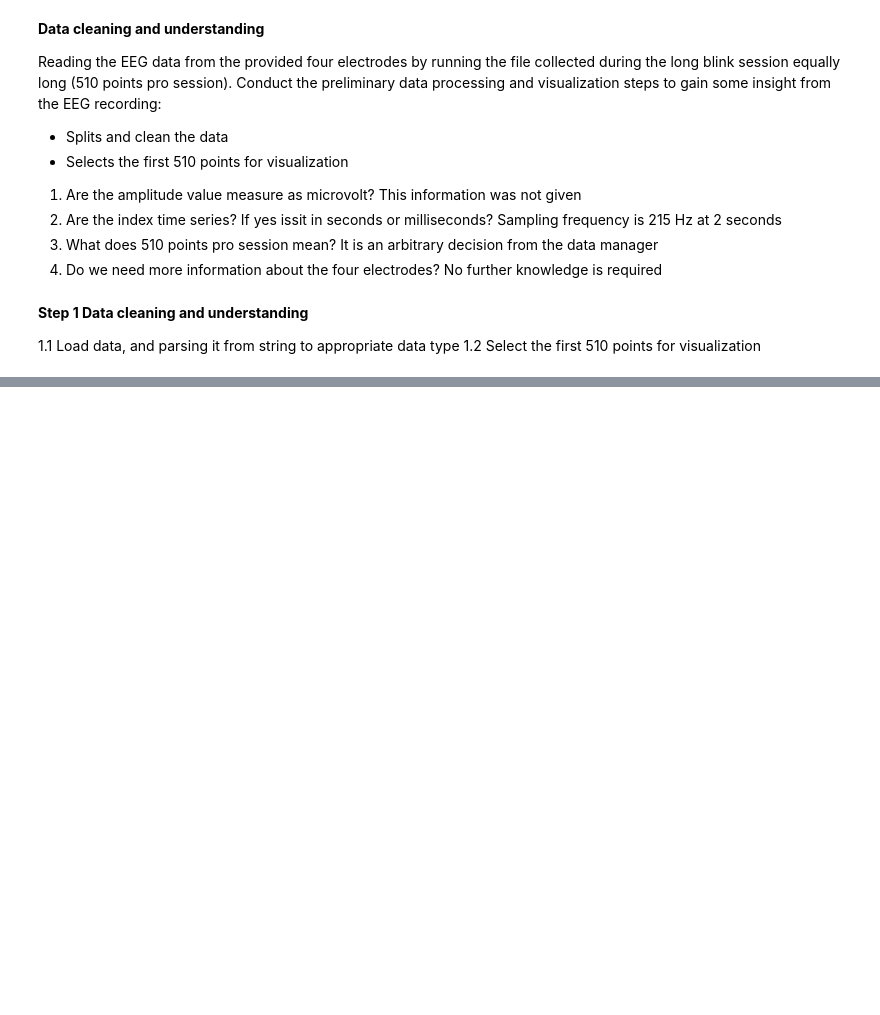
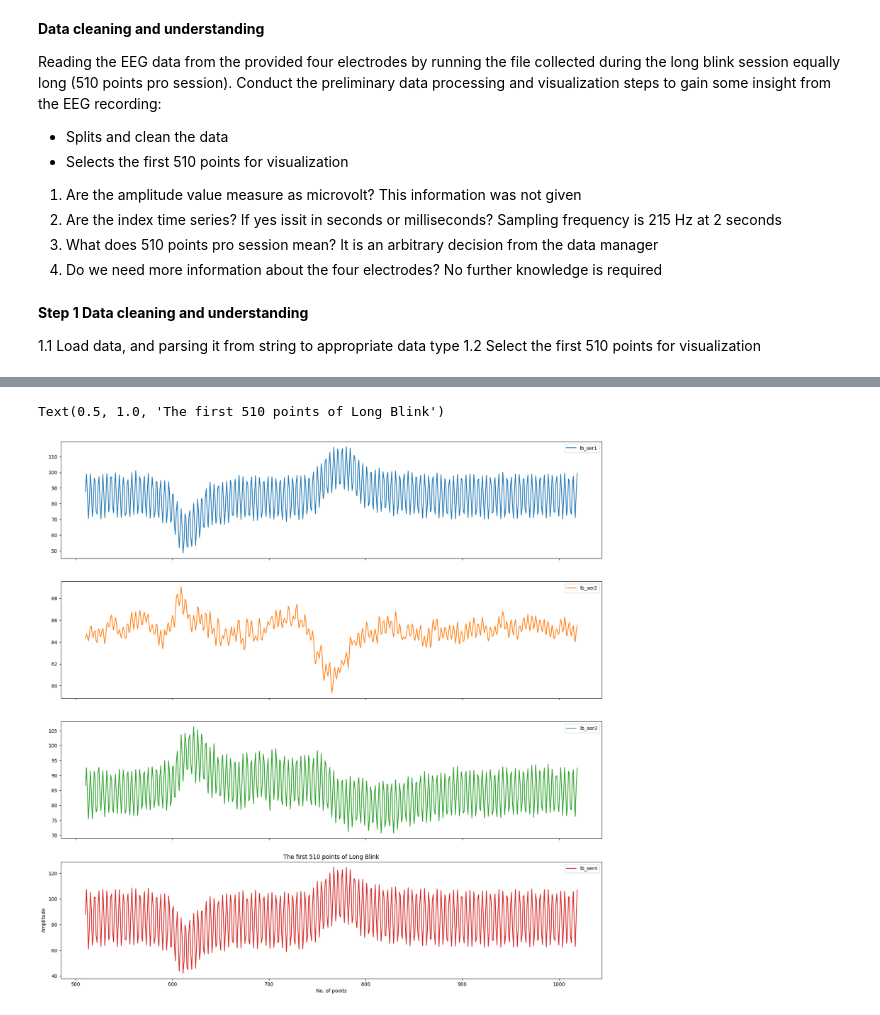
Before and after one commit to CharleneLimKH/EEG, a Jupyter notebook: eeg-1.ipynb, the cells around one changed output, grey strips where cells are left out. Cells and saved outputs as stored; diff of their text form; code cells hidden in the pictures; blank space fills up the shorter version.

```diff
--- a/eeg-1.ipynb
+++ b/eeg-1.ipynb
@@ -47,0 +112,10 @@ Text(0.5, 1.0, 'The first 510 points of Long Blink')
+# %%
+# get pandas dataframe from raw format
+data_lb = raw_lb.to_data_frame()
+data_lb = data_lb.drop("time", axis=1) #drop "time" column
+#get pandas series to use in data preprocessing
+lb_ser1 = data_lb["lb_ser1"]
+lb_ser2 = data_lb["lb_ser2"]
+lb_ser3 = data_lb["lb_ser3"]
+lb_ser4 = data_lb["lb_ser4"]
+data_lb
@@ -58,20 +152,34 @@ We will be working with signal that's sampled at 215 Hz at 2 seconds long, start
 # %%
 #band pass filter between 0.5 and 40 hz, source: https://www.kaggle.com/code/sam1o1/eeg-signal-processing
-Fs = 215;              # Sampling frequency
+Fs = 215;              # Sampling frequency, not used
 T = 1/Fs;              # Sampling period
 L = 25500;             # Length of signal
 t = np.arange(0,L)*T;  # Time vector (use numpy.arange to an array of evenly spaced values between 0 and L-1, multiplied by T to get the time vector)
 
 def butter_bandpass(lowcut, highcut, fs, order=5):
-    nyq = 0.5 * fs
+    nyq = 0.33 * fs #nyquist frequency at 1/3 of the sampling rate is the safest
     low = lowcut / nyq
     high = highcut / nyq
     b, a = signal.butter(order, [low, high], btype='band')
     return b, a
 def butter_bandpass_filter(data, lowcut, highcut, fs, order=5):
     b, a = butter_bandpass(lowcut, highcut, fs, order=order)
-    y = signal.lfilter(b, a, data)
+    y = sp.signal.lfilter(b, a, data)
     return y
+
+lb_ser1_np = butter_bandpass_filter(lb_ser1, 0.5, 40, 215, 4)
+lb_ser2_np = butter_bandpass_filter(lb_ser2, 0.5, 40, 215, 4)
+lb_ser3_np = butter_bandpass_filter(lb_ser3, 0.5, 40, 215, 4)
+lb_ser4_np = butter_bandpass_filter(lb_ser4, 0.5, 40, 215, 4)
+
+
+data_lb[510:1020].plot(subplots=True, figsize=(20,20))
+plt.xlabel('No. of points')
+plt.ylabel('Amplitude')
+plt.title('The first 510 points of Long Blink')
+# %% [output]
+Text(0.5, 1.0, 'The first 510 points of Long Blink')
+[figure, added]
 # %%
 #apply the median filter function
 def median(signal):# input: numpy array 1D (one column)
```
Also changed, not shown: parts of 18 cells of this notebook, 2 other files.
